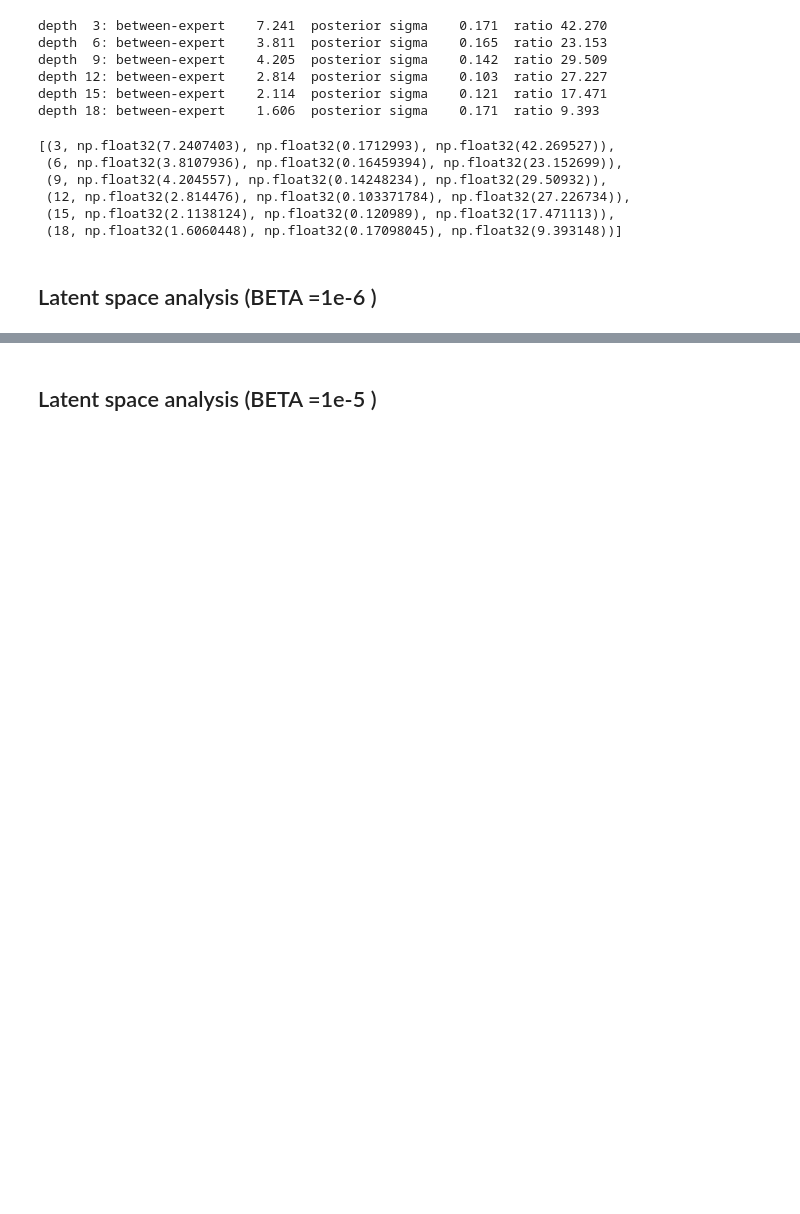
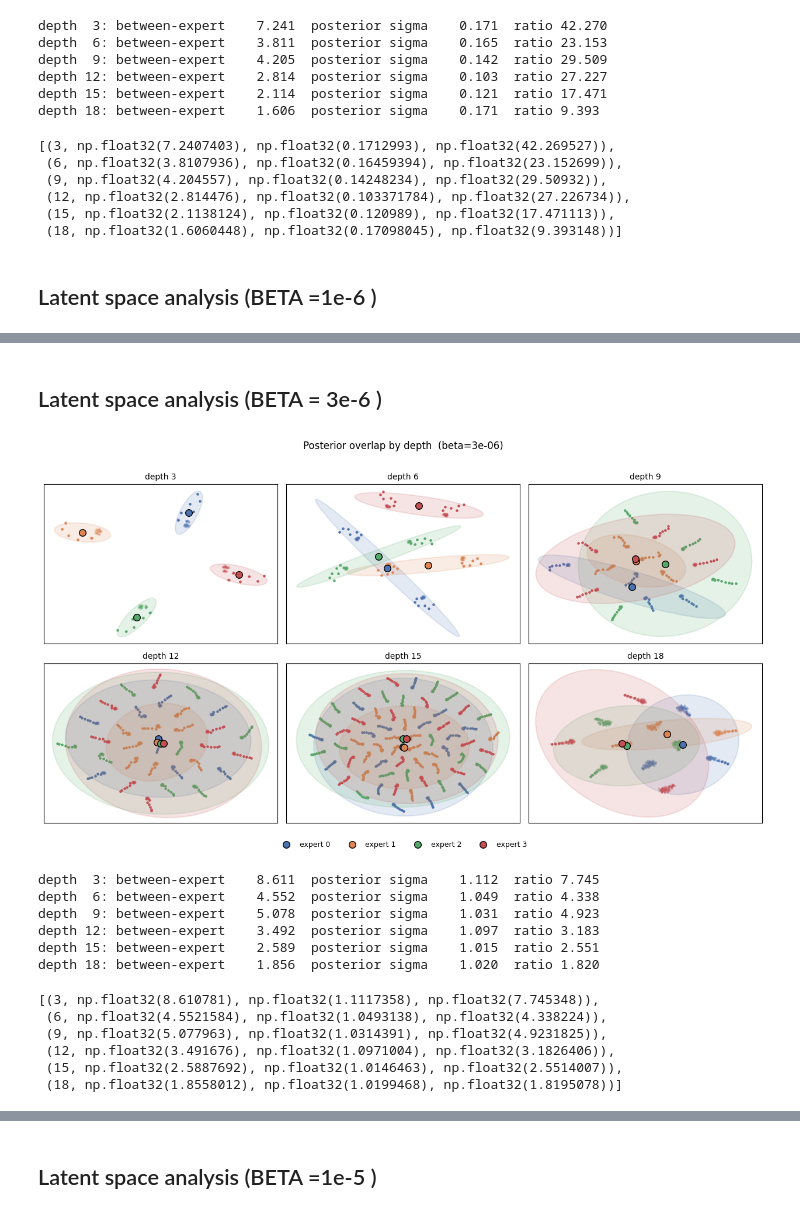
Before and after one commit to Arman-Salahshour/ls-merge-vision, a Jupyter notebook: phase_three_train_and_evaluate_weight_vae.ipynb, the cells around one changed output, grey strips where cells are left out. Drawn from its saved outputs; the diff is of its cells as text; code cells hidden in the pictures; blank space fills up the shorter version.

```diff
--- a/phase_three_train_and_evaluate_weight_vae.ipynb
+++ b/phase_three_train_and_evaluate_weight_vae.ipynb
@@ -336,0 +362,25 @@ depth 18: between-expert    1.793  posterior sigma    0.567  ratio 3.163
+# %% [markdown]
+## Latent space analysis (BETA = 3e-6 )
+# %%
+BETA = 3e-6
+tvae_model.load_state_dict(torch.load(f'./res_models/tvae_r1_beta{BETA}.pt', weights_only=True)['state_dict'])
+lat_s, depths_s, midx_s = collect_latents_sampled(tvae_model, ds, n_samples=8)
+splits_s = np.array([int(ds.meta_list[m].split_id) for m in midx_s])
+
+plot_overlap_grid(lat_s, depths_s, splits_s, ALL_DEPTHS, tag=f'  (beta={BETA})', savepath=os.path.join(IMG_PATH, f'overlap_beta{BETA}.png'))
+
+posterior_overlap(tvae_model, ds, ALL_DEPTHS)
+# %% [output]
+[figure, added]
+depth  3: between-expert    8.611  posterior sigma    1.112  ratio 7.745
+depth  6: between-expert    4.552  posterior sigma    1.049  ratio 4.338
+depth  9: between-expert    5.078  posterior sigma    1.031  ratio 4.923
+depth 12: between-expert    3.492  posterior sigma    1.097  ratio 3.183
+depth 15: between-expert    2.589  posterior sigma    1.015  ratio 2.551
+depth 18: between-expert    1.856  posterior sigma    1.020  ratio 1.820
+[(3, np.float32(8.610781), np.float32(1.1117358), np.float32(7.745348)),
+ (6, np.float32(4.5521584), np.float32(1.0493138), np.float32(4.338224)),
+ (9, np.float32(5.077963), np.float32(1.0314391), np.float32(4.9231825)),
+ (12, np.float32(3.491676), np.float32(1.0971004), np.float32(3.1826406)),
+ (15, np.float32(2.5887692), np.float32(1.0146463), np.float32(2.5514007)),
+ (18, np.float32(1.8558012), np.float32(1.0199468), np.float32(1.8195078))]
```
Also changed, not shown: parts of 21 cells of this notebook.
